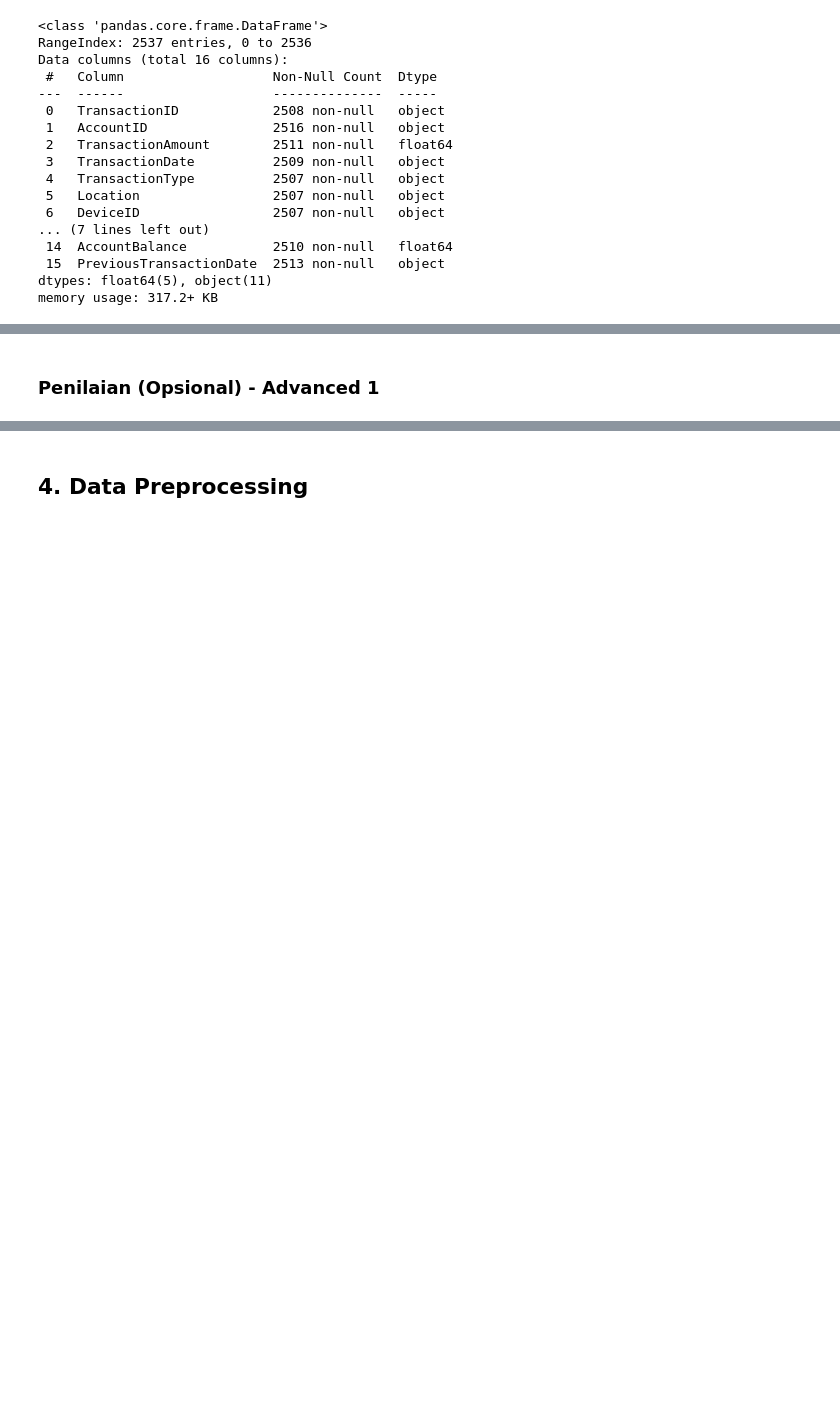
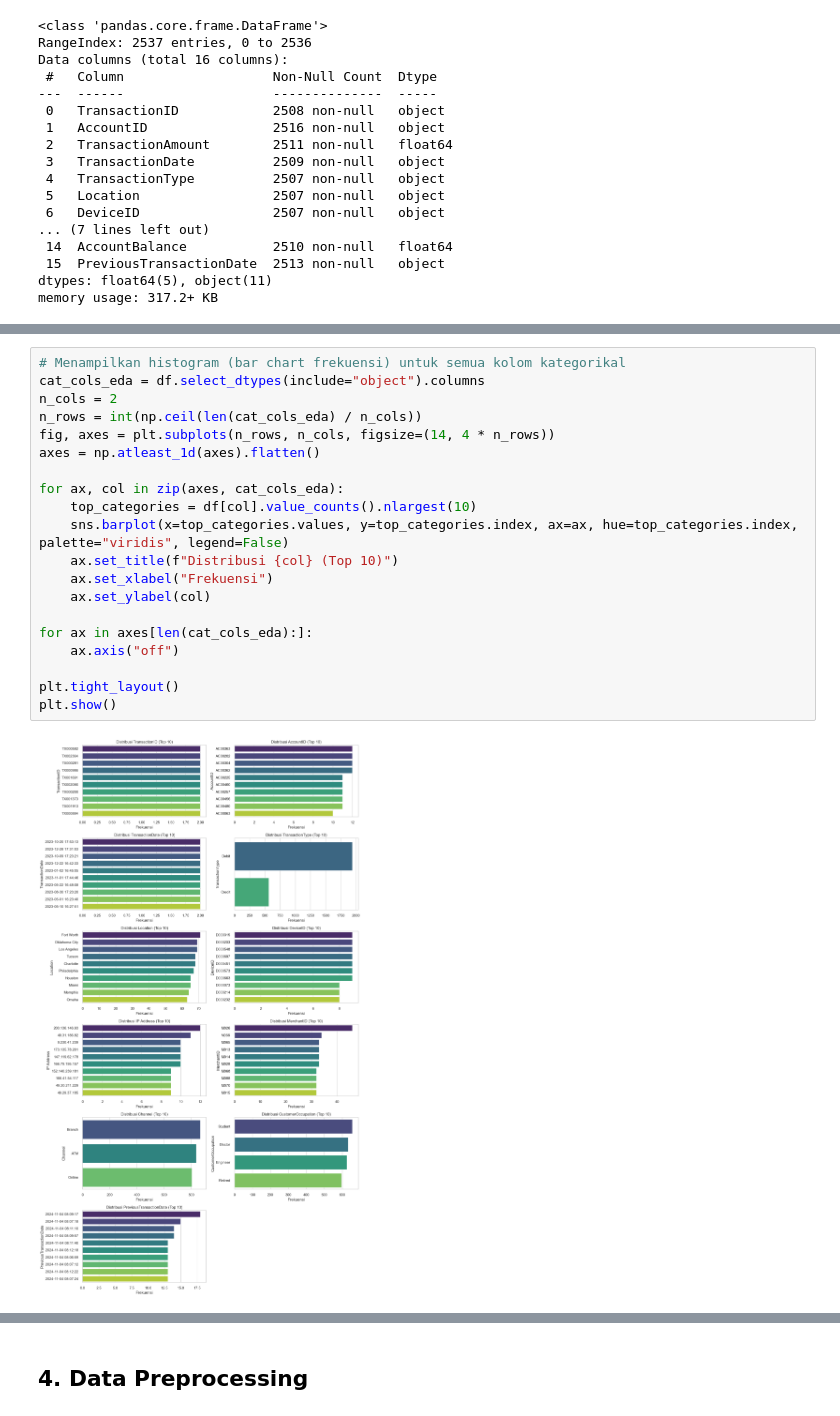
Before and after one commit to muhAzri/BMLP_Muhammad_Azri_Fatih_Susanto, a Jupyter notebook: [Clustering]_Submission_Akhir_BMLP_Muhammad_Azri_Fatih_Susanto.ipynb, the cells around one changed output, grey strips where cells are left out. Drawn from its saved outputs; the diff is of its cells as text; blank space fills up the shorter version.

```diff
--- a/[Clustering]_Submission_Akhir_BMLP_Muhammad_Azri_Fatih_Susanto.ipynb
+++ b/[Clustering]_Submission_Akhir_BMLP_Muhammad_Azri_Fatih_Susanto.ipynb
@@ -94,6 +97,26 @@ plt.tight_layout()
 plt.show()
 # %% [output]
 [figure]
-# %% [markdown]
-### Penilaian (Opsional) - Advanced 1
+# %%
+# Menampilkan histogram (bar chart frekuensi) untuk semua kolom kategorikal
+cat_cols_eda = df.select_dtypes(include="object").columns
+n_cols = 2
+n_rows = int(np.ceil(len(cat_cols_eda) / n_cols))
+fig, axes = plt.subplots(n_rows, n_cols, figsize=(14, 4 * n_rows))
+axes = np.atleast_1d(axes).flatten()
+
+for ax, col in zip(axes, cat_cols_eda):
+    top_categories = df[col].value_counts().nlargest(10)
+    sns.barplot(x=top_categories.values, y=top_categories.index, ax=ax, hue=top_categories.index, palette="viridis", legend=False)
+    ax.set_title(f"Distribusi {col} (Top 10)")
+    ax.set_xlabel("Frekuensi")
+    ax.set_ylabel(col)
+
+for ax in axes[len(cat_cols_eda):]:
+    ax.axis("off")
+
+plt.tight_layout()
+plt.show()
+# %% [output]
+[figure, added]
 # %%
```
Also changed, not shown: parts of 19 cells of this notebook, 9 other files.
